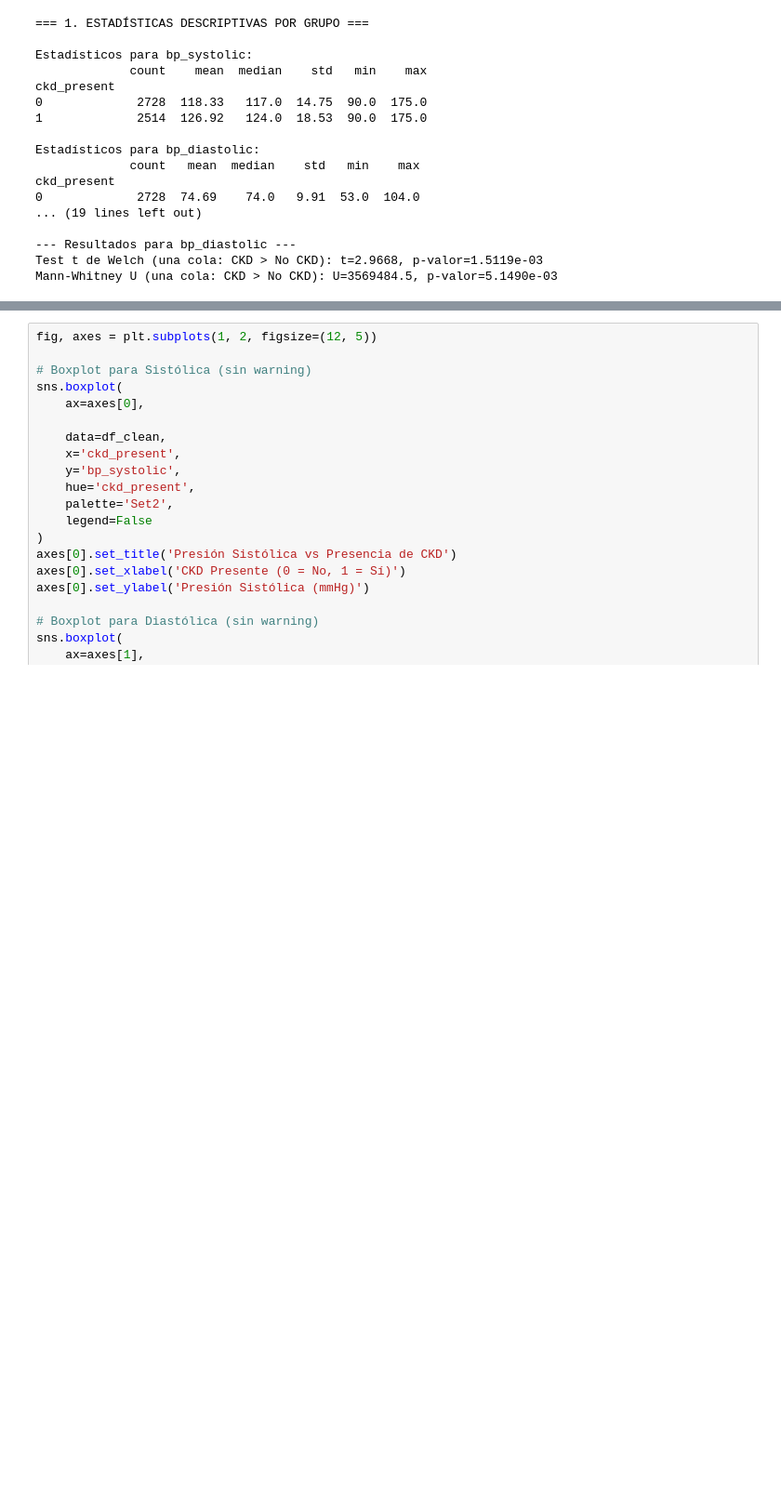
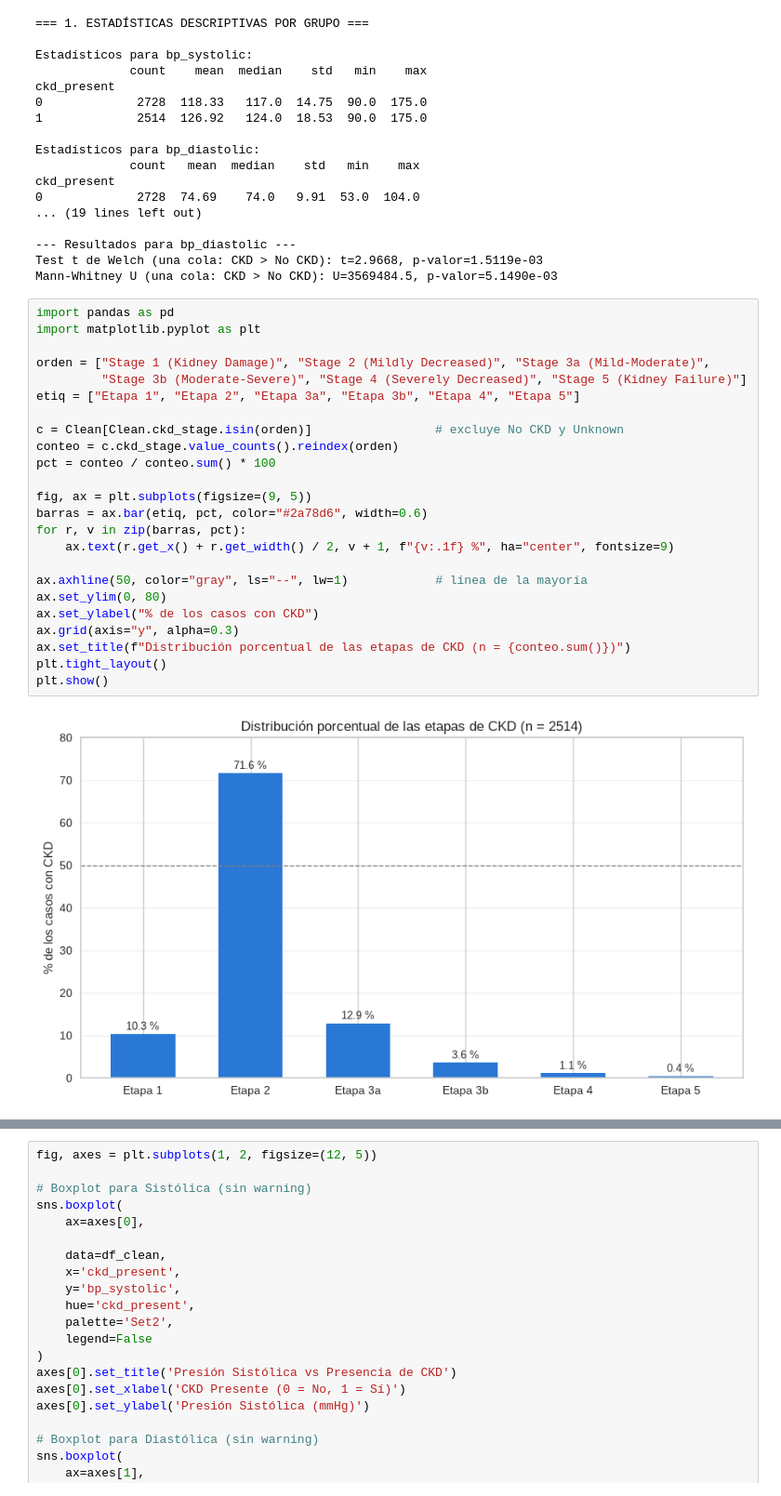
Before and after one commit to GonzaloManterola/Grupo27Ciencias, a Jupyter notebook: Main.ipynb, the cells around one changed output, grey strips where cells are left out. Shown at 93% size. Saved outputs shown, nothing was run; the diff lists cells and outputs as text; blank space fills up the shorter version.

```diff
--- a/Main.ipynb
+++ b/Main.ipynb
@@ -903,3 +903,29 @@ ckd_present
 --- Resultados para bp_diastolic ---
 Test t de Welch (una cola: CKD > No CKD): t=2.9668, p-valor=1.5119e-03
 Mann-Whitney U (una cola: CKD > No CKD): U=3569484.5, p-valor=5.1490e-03
+# %%
+import pandas as pd
+import matplotlib.pyplot as plt
+
+orden = ["Stage 1 (Kidney Damage)", "Stage 2 (Mildly Decreased)", "Stage 3a (Mild-Moderate)",
+         "Stage 3b (Moderate-Severe)", "Stage 4 (Severely Decreased)", "Stage 5 (Kidney Failure)"]
+etiq = ["Etapa 1", "Etapa 2", "Etapa 3a", "Etapa 3b", "Etapa 4", "Etapa 5"]
+
+c = Clean[Clean.ckd_stage.isin(orden)]                 # excluye No CKD y Unknown
+conteo = c.ckd_stage.value_counts().reindex(orden)
+pct = conteo / conteo.sum() * 100
+
+fig, ax = plt.subplots(figsize=(9, 5))
+barras = ax.bar(etiq, pct, color="#2a78d6", width=0.6)
+for r, v in zip(barras, pct):
+    ax.text(r.get_x() + r.get_width() / 2, v + 1, f"{v:.1f} %", ha="center", fontsize=9)
+
+ax.axhline(50, color="gray", ls="--", lw=1)            # línea de la mayoría
+ax.set_ylim(0, 80)
+ax.set_ylabel("% de los casos con CKD")
+ax.grid(axis="y", alpha=0.3)
+ax.set_title(f"Distribución porcentual de las etapas de CKD (n = {conteo.sum()})")
+plt.tight_layout()
+plt.show()
+# %% [output]
+[figure, added]
```
Also changed, not shown: parts of 2 cells of this notebook.
